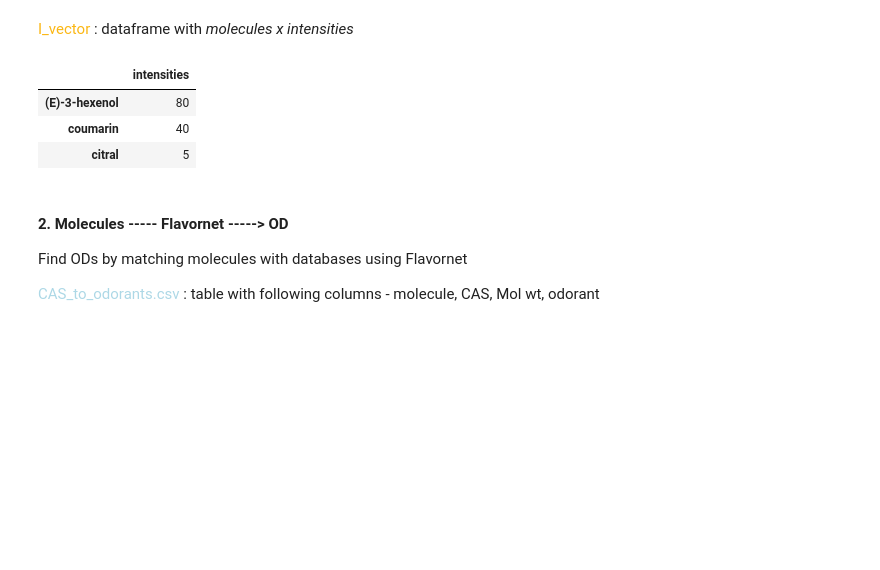
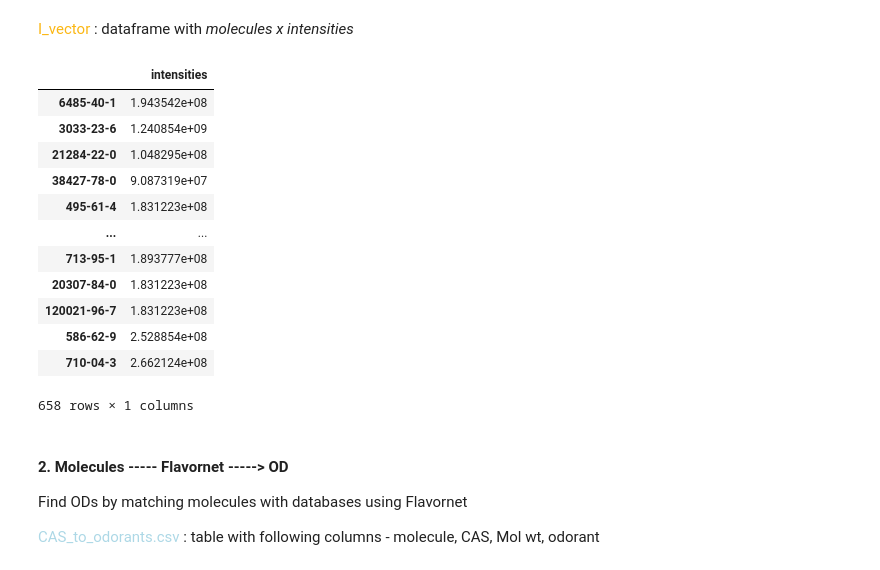
Before and after one commit to rengesf/flavorpred, a Jupyter notebook: Pipeline_RI.ipynb, the cells around one changed output. Saved outputs shown, nothing was run; the diff lists cells and outputs as text; code cells hidden in the pictures; blank space fills up the shorter version.

Commit message:
update Pipeline with ms data

```diff
--- a/Pipeline_RI.ipynb
+++ b/Pipeline_RI.ipynb
@@ -96 +97,13 @@ ms_molecules_ex =['(E)-3-hexenol', "coumarin",'citral']
 mol_int = {'(E)-3-hexenol': 80, "coumarin": 40 ,'citral': 5}
+# %%
+# actual ms data
+file_path = 'data/cas_intensities.csv'
+data = pd.read_csv(file_path, delimiter=',')
+# only use first repliate
+data = data[data["replicate"]==1]
+# use sample 920 repliacte 1
+used_data = data[data["sample_key"]=="000920"]
+used_data = used_data[used_data["replicate"]==1]
+#filter columns that are 0
+used_data = used_data.loc[:, (used_data != 0).any(axis=0)]
+used_data
@@ -96,0 +114,9 @@ mol_int = {'(E)-3-hexenol': 80, "coumarin": 40 ,'citral': 5}
+# %%
+
+used_data = used_data.drop(columns=['sample_key', 'replicate'])
+#largest_entries = used_data.iloc[0].nlargest(100)
+largest_entries = used_data.iloc[0]
+
+# Create a new DataFrame with only the largest entries
+data_top50 = pd.DataFrame({'Intensities': largest_entries})
+data_top50
@@ -97,14 +137,27 @@ mol_int = {'(E)-3-hexenol': 80, "coumarin": 40 ,'citral': 5}
+# %%
+ms_cas = list(data_top50.index)
+# %%
+intensities = list(data_top50['Intensities'])
 # %% [markdown]
 <span style="color:#FBB714">I_vector</span> : dataframe with *molecules x intensities*
 # %%
 #I_vector = pd.DataFrame(data = mol_int, index = ["intensities"]).T
-I_vector = pd.DataFrame(data= intensities,index = ms_molecules_ex, columns=["intensities"])
+I_vector = pd.DataFrame(data= intensities,index = ms_cas, columns=["intensities"])
 I_vector
 # %% [output]
 |  | intensities |
-| (E)-3-hexenol | 80 |
-| coumarin | 40 |
-| citral | 5 |
+| 6485-40-1 | 1.943542e+08 |
+| 3033-23-6 | 1.240854e+09 |
+| 21284-22-0 | 1.048295e+08 |
+| 38427-78-0 | 9.087319e+07 |
+| 495-61-4 | 1.831223e+08 |
+| ... | ... |
+| 713-95-1 | 1.893777e+08 |
+| 20307-84-0 | 1.831223e+08 |
+| 120021-96-7 | 1.831223e+08 |
+| 586-62-9 | 2.528854e+08 |
+| 710-04-3 | 2.662124e+08 |
+658 rows × 1 columns
 # %% [markdown]
 #### 2. Molecules ----- Flavornet -----> OD
 Find ODs by matching molecules with databases using Flavornet
```
Also changed, not shown: parts of 31 cells of this notebook, 1 other file.
